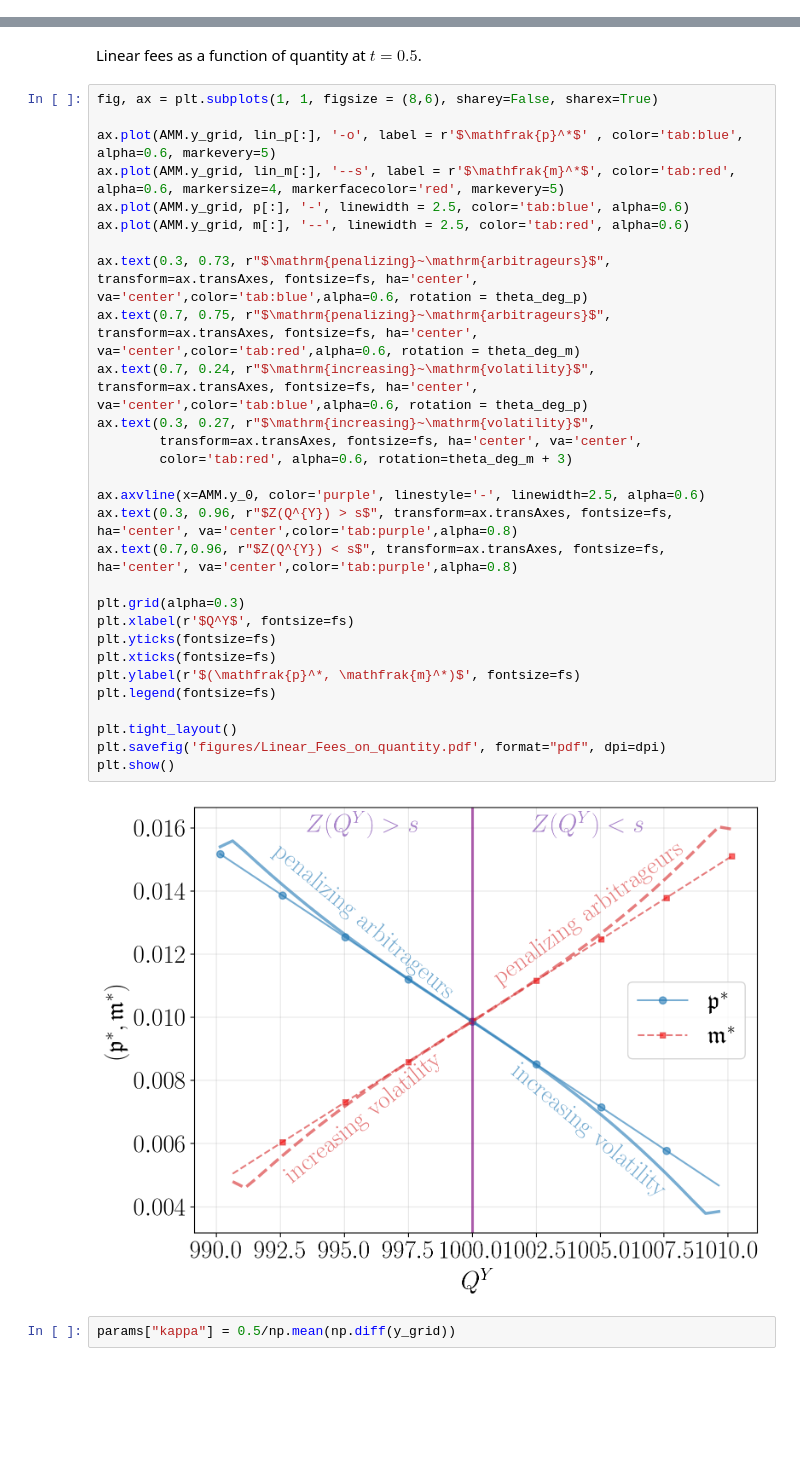
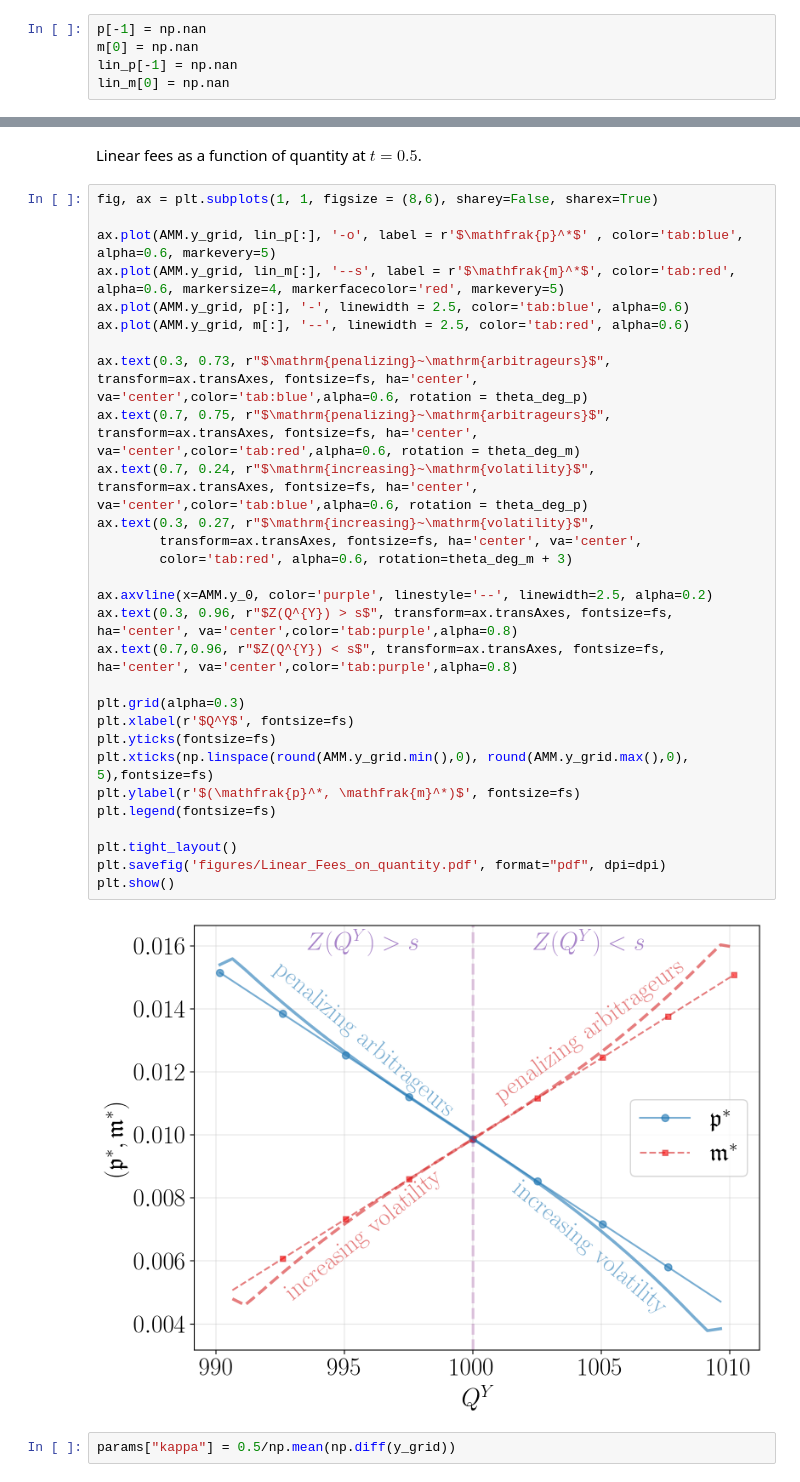
Before and after one commit to leonardobaggiani/amm-fees, a Jupyter notebook: SimulationNew.ipynb, the cells around one changed output, grey strips where cells are left out. Drawn from its saved outputs; the diff is of its cells as text; blank space fills up the shorter version.

```diff
--- a/SimulationNew.ipynb
+++ b/SimulationNew.ipynb
@@ -48,6 +70,11 @@ AMM = utils.AMM(**params)
 # %%
 p,m = AMM._calculate_fees_t(0.5)
 lin_p, lin_m, slope_p, slope_m = AMM.get_linear_fees(0.5)
+# %%
+p[-1] = np.nan
+m[0] = np.nan
+lin_p[-1] = np.nan
+lin_m[0] = np.nan
 # %%
 theta_rad_p = np.arctan(slope_p)
 theta_deg_p = np.degrees(theta_rad_p) - 40
@@ -89,34 +116,34 @@ Linear fees as a function of quantity at $t=0.5$.
 # %%
 fig, ax = plt.subplots(1, 1, figsize = (8,6), sharey=False, sharex=True)
 
 ax.plot(AMM.y_grid, lin_p[:], '-o', label = r'$\mathfrak{p}^*$' , color='tab:blue', alpha=0.6, markevery=5)
 ax.plot(AMM.y_grid, lin_m[:], '--s', label = r'$\mathfrak{m}^*$', color='tab:red', alpha=0.6, markersize=4, markerfacecolor='red', markevery=5)
 ax.plot(AMM.y_grid, p[:], '-', linewidth = 2.5, color='tab:blue', alpha=0.6)
 ax.plot(AMM.y_grid, m[:], '--', linewidth = 2.5, color='tab:red', alpha=0.6)
 
 ax.text(0.3, 0.73, r"$\mathrm{penalizing}~\mathrm{arbitrageurs}$", transform=ax.transAxes, fontsize=fs, ha='center', va='center',color='tab:blue',alpha=0.6, rotation = theta_deg_p)
 ax.text(0.7, 0.75, r"$\mathrm{penalizing}~\mathrm{arbitrageurs}$", transform=ax.transAxes, fontsize=fs, ha='center', va='center',color='tab:red',alpha=0.6, rotation = theta_deg_m)
 ax.text(0.7, 0.24, r"$\mathrm{increasing}~\mathrm{volatility}$", transform=ax.transAxes, fontsize=fs, ha='center', va='center',color='tab:blue',alpha=0.6, rotation = theta_deg_p)
 ax.text(0.3, 0.27, r"$\mathrm{increasing}~\mathrm{volatility}$",
         transform=ax.transAxes, fontsize=fs, ha='center', va='center',
         color='tab:red', alpha=0.6, rotation=theta_deg_m + 3)
 
-ax.axvline(x=AMM.y_0, color='purple', linestyle='-', linewidth=2.5, alpha=0.6)
+ax.axvline(x=AMM.y_0, color='purple', linestyle='--', linewidth=2.5, alpha=0.2)
 ax.text(0.3, 0.96, r"$Z(Q^{Y}) > s$", transform=ax.transAxes, fontsize=fs, ha='center', va='center',color='tab:purple',alpha=0.8)
 ax.text(0.7,0.96, r"$Z(Q^{Y}) < s$", transform=ax.transAxes, fontsize=fs, ha='center', va='center',color='tab:purple',alpha=0.8)
 
 plt.grid(alpha=0.3)
 plt.xlabel(r'$Q^Y$', fontsize=fs)
 plt.yticks(fontsize=fs)
-plt.xticks(fontsize=fs)
+plt.xticks(np.linspace(round(AMM.y_grid.min(),0), round(AMM.y_grid.max(),0), 5),fontsize=fs)
 plt.ylabel(r'$(\mathfrak{p}^*, \mathfrak{m}^*)$', fontsize=fs)
 plt.legend(fontsize=fs)
 
 plt.tight_layout()
 plt.savefig('figures/Linear_Fees_on_quantity.pdf', format="pdf", dpi=dpi)
 plt.show()
 # %% [output]
-[figure, old version]
+[figure, new version]
 # %%
 params["kappa"] = 0.5/np.mean(np.diff(y_grid))
 # %%
```
Also changed, not shown: parts of 29 cells of this notebook, 12 other files.
